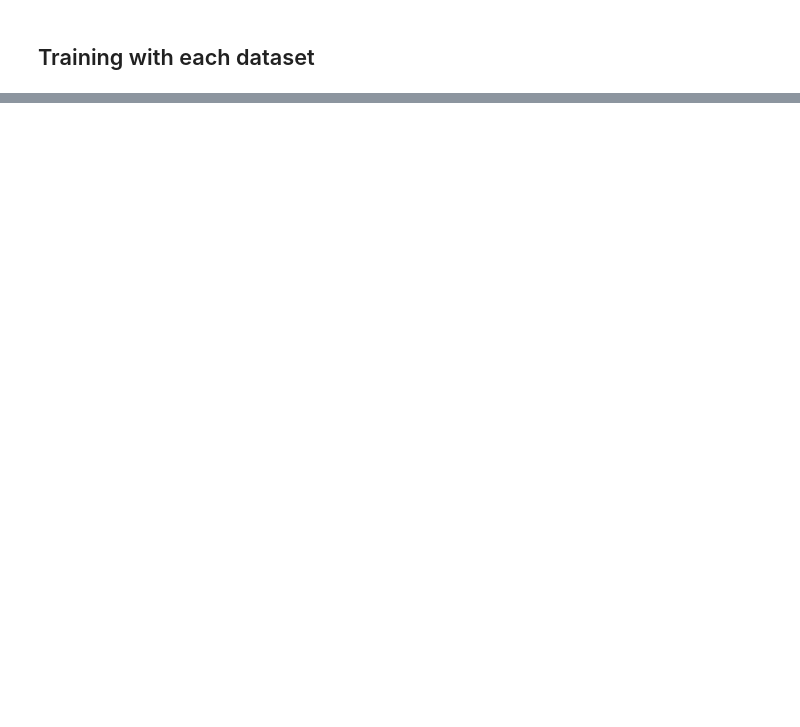
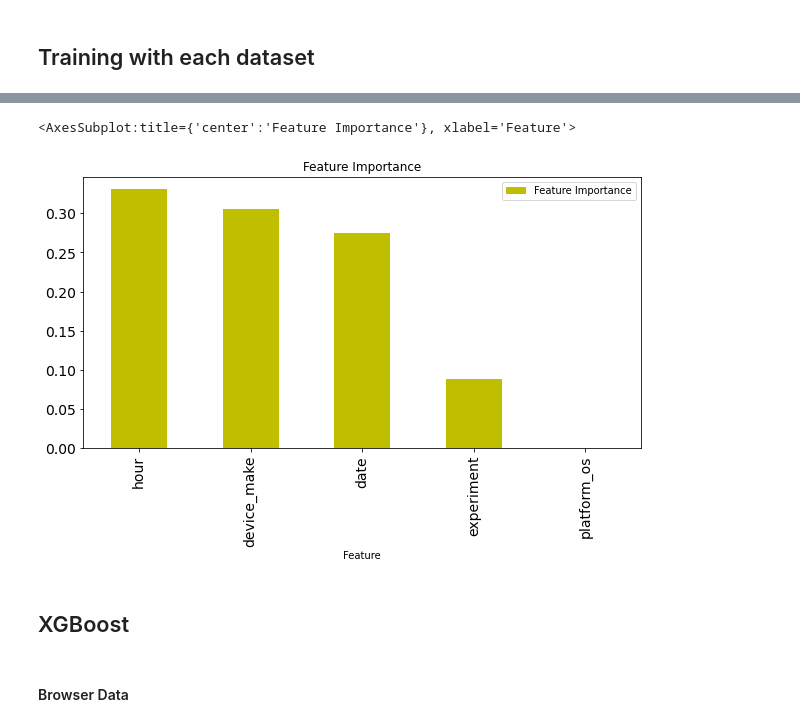
Before and after one commit to abu-bakarr/10_Academy_Week2_Group, a Jupyter notebook: notebooks/ML-Ab-Testing.ipynb, the cells around one changed output, grey strips where cells are left out. Cells and saved outputs as stored; diff of their text form; code cells hidden in the pictures; blank space fills up the shorter version.

```diff
--- a/notebooks/ML-Ab-Testing.ipynb
+++ b/notebooks/ML-Ab-Testing.ipynb
@@ -204,0 +283,6 @@ Accuracy: 0.10483870967741936
+# %%
+feat_imp_dec = pd.DataFrame({"Feature Importance": dec.feature_importances_})
+feat_imp_dec["Feature"] = ["experiment", "date", "hour", "device_make", "platform_os"]
+feat_imp_dec = feat_imp_dec.set_index("Feature")
+feat_imp_dec = feat_imp_dec.sort_values(by=["Feature Importance"], ascending=False)
+feat_imp_dec
@@ -204,0 +297,11 @@ Accuracy: 0.10483870967741936
+# %%
+feat_imp_dec.plot.bar(
+    figsize=(10, 5), title="Feature Importance", fontsize=14, rot=90, color="y"
+)
+# %% [output]
+<AxesSubplot:title={'center':'Feature Importance'}, xlabel='Feature'>
+[figure, added]
+# %% [markdown]
+<h2>XGBoost</h2>
+# %% [markdown]
+<h4>Browser Data</h4>
```
Also changed, not shown: parts of 43 cells of this notebook, 1 other file.
